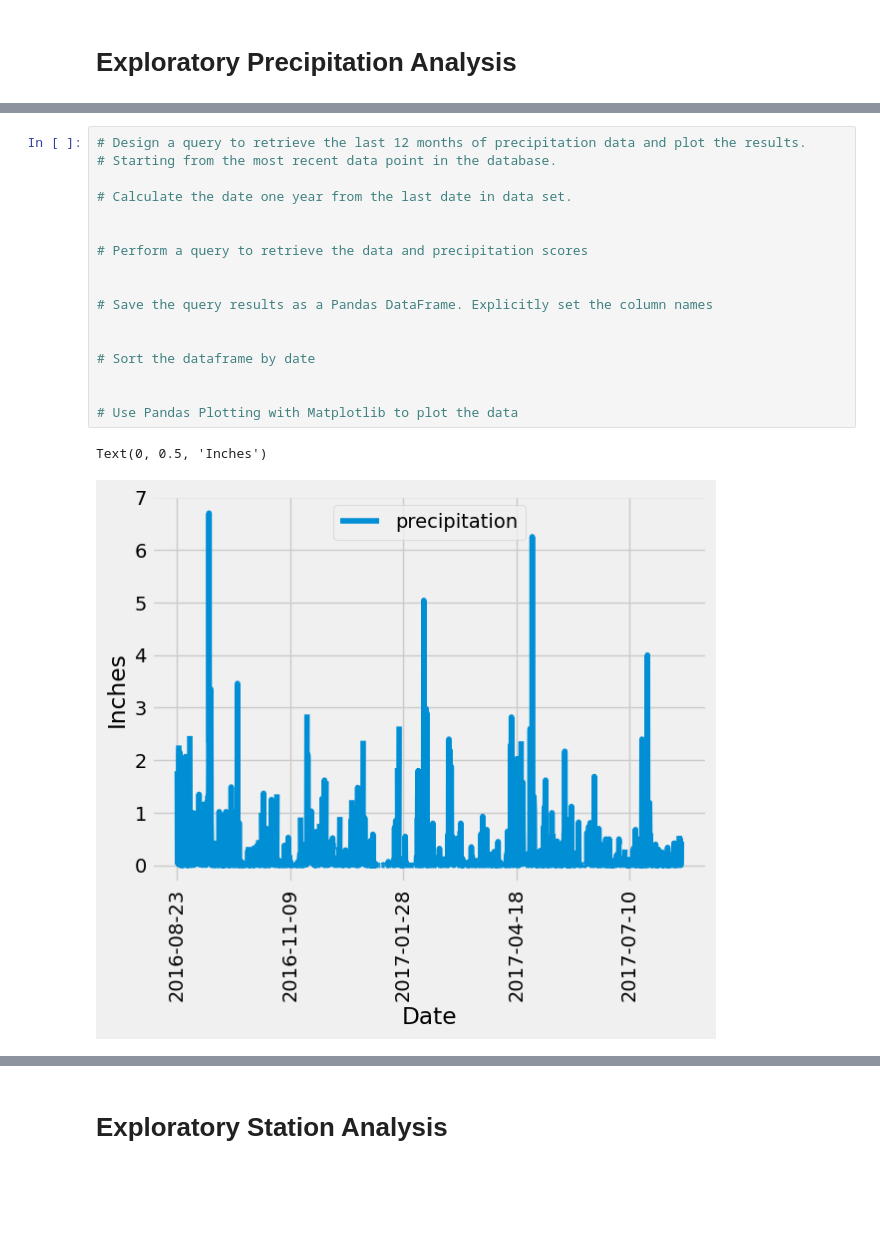
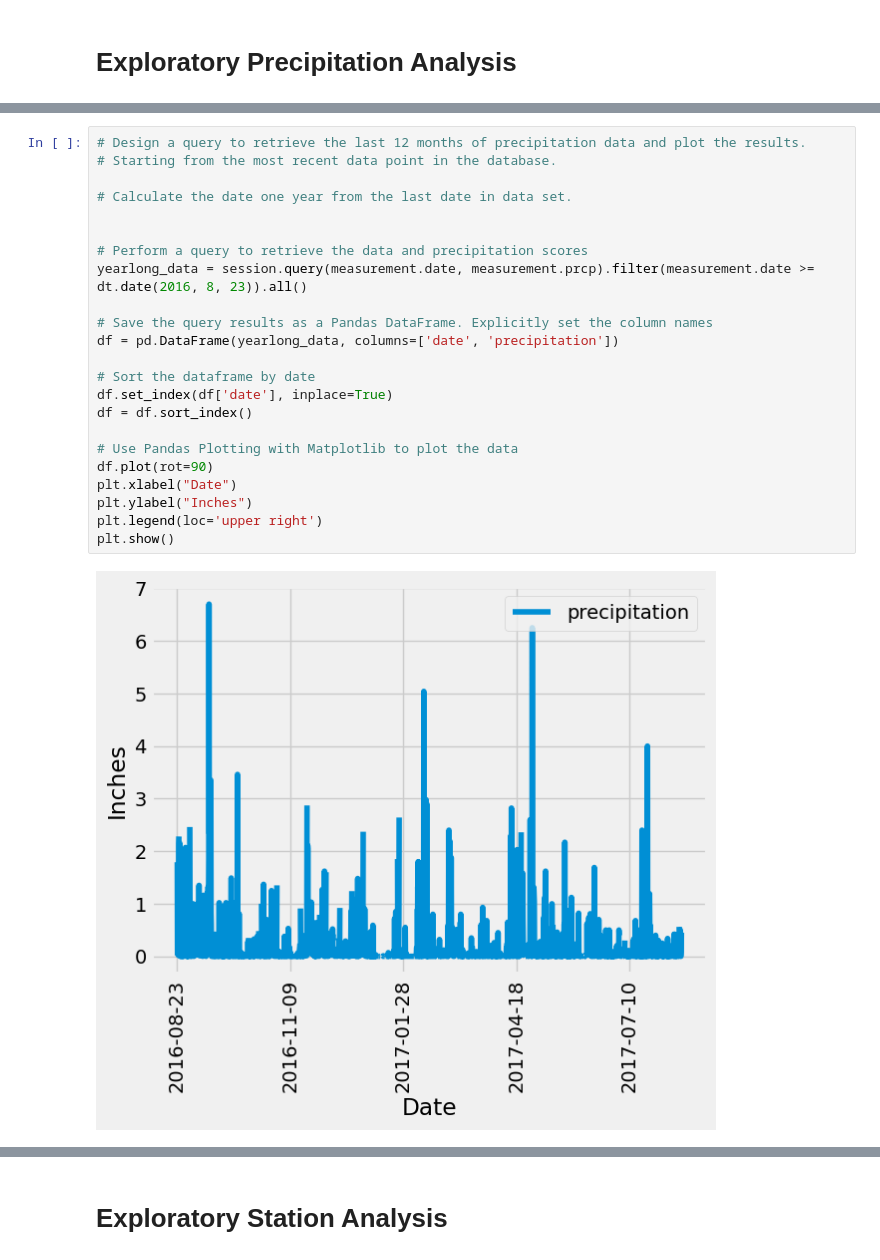
Before and after one commit to QbicleTKG/sqlalchemy-challenge, a Jupyter notebook: climate_notebook.ipynb, the cells around one changed output, grey strips where cells are left out. Saved outputs shown, nothing was run; the diff lists cells and outputs as text; blank space fills up the shorter version.

```diff
--- a/climate_notebook.ipynb
+++ b/climate_notebook.ipynb
@@ -59,22 +59,27 @@ recent_date
 # %%
 # Design a query to retrieve the last 12 months of precipitation data and plot the results.
 # Starting from the most recent data point in the database.
 
 # Calculate the date one year from the last date in data set.
 
 
 # Perform a query to retrieve the data and precipitation scores
-
+yearlong_data = session.query(measurement.date, measurement.prcp).filter(measurement.date >= dt.date(2016, 8, 23)).all()
 
 # Save the query results as a Pandas DataFrame. Explicitly set the column names
-
+df = pd.DataFrame(yearlong_data, columns=['date', 'precipitation'])
 
 # Sort the dataframe by date
-
+df.set_index(df['date'], inplace=True)
+df = df.sort_index()
 
 # Use Pandas Plotting with Matplotlib to plot the data
+df.plot(rot=90)
+plt.xlabel("Date")
+plt.ylabel("Inches")
+plt.legend(loc='upper right')
+plt.show()
 # %% [output]
-Text(0, 0.5, 'Inches')
-[figure, old version]
+[figure, new version]
 # %%
 # Use Pandas to calculate the summary statistics for the precipitation data
```
Also changed, not shown: parts of 6 cells of this notebook.
